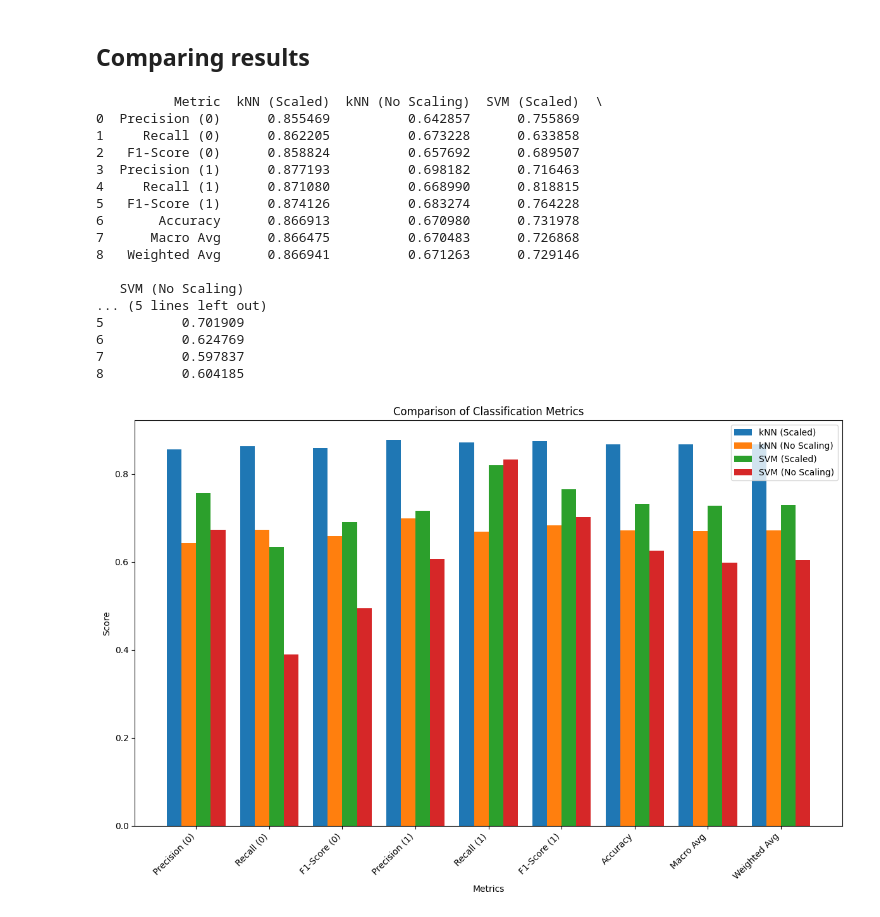
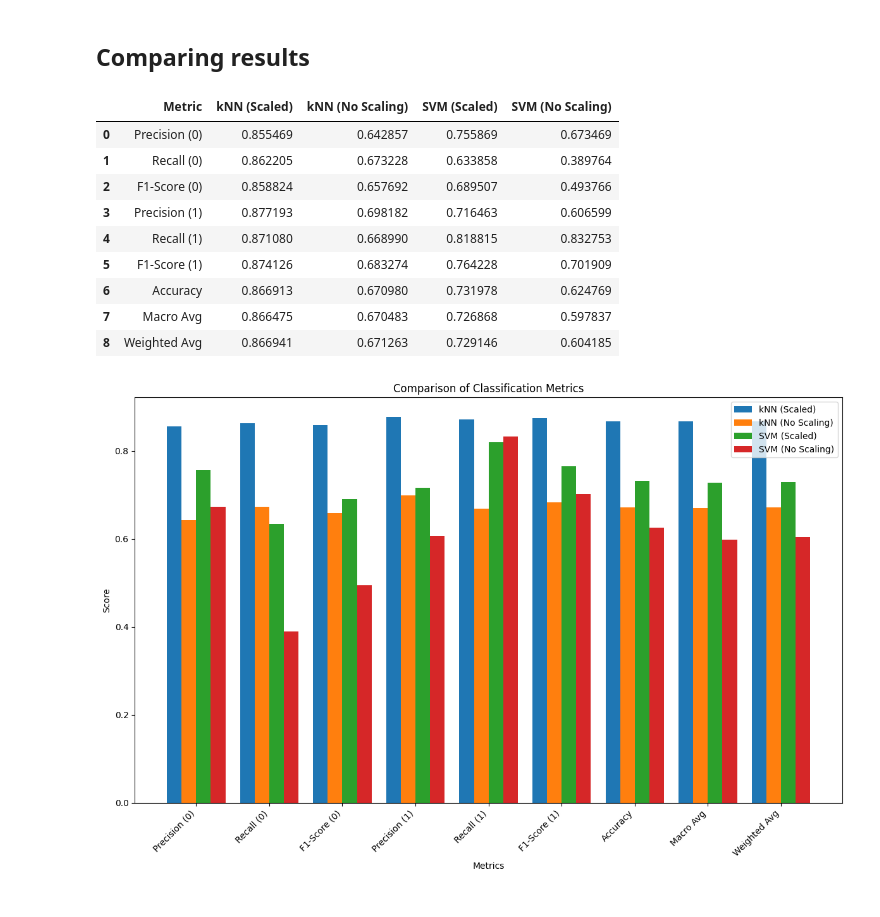
Before and after one commit to jemlau/PredictiveAnalyticsWithPython, a Jupyter notebook: Topic2/2MushroomDataset.ipynb, the cells around one changed output. Saved outputs shown, nothing was run; the diff lists cells and outputs as text; code cells hidden in the pictures.

```diff
--- a/Topic2/2MushroomDataset.ipynb
+++ b/Topic2/2MushroomDataset.ipynb
@@ -288,13 +288,6 @@ weighted avg       0.64      0.62      0.60       541
 # %% [markdown]
 ## Comparing results
 # %%
-from sklearn.metrics import classification_report
-import pandas as pd
-
-# Esimerkkidata: Oletetaan, että y_test on olemassa ja eri mallit ovat laskeneet ennusteensa
-# Esimerkiksi y_pred_knn_scaled, y_pred_knn_no_scaling, y_pred_svm_scaled, y_pred_svm_no_scaling
-
-# Luo sanakirja, joka yhdistää ennusteet ja niiden nimet
 models_predictions = {
     "kNN (Scaled)": y_pred_knn_scaled,
     "kNN (No Scaling)": y_pred_knn_no_scaling,
@@ -302,46 +295,36 @@ models_predictions = {
     "SVM (No Scaling)": y_pred_svm_no_scaling
 }
 
-# Luo tyhjä DataFrame
 results_df = pd.DataFrame()
 
-# Iteroi mallien läpi ja lisää niiden mittarit DataFrameen
 for model_name, y_pred in models_predictions.items():
     # Luo classification_report sanakirjaksi
     report = classification_report(y_test, y_pred, output_dict=True)
 
-    # Lisää tiedot DataFrameen
+
     if results_df.empty:
         # Ensimmäinen malli: luodaan perusrakenne
         results_df["Metric"] = ["Precision (0)", "Recall (0)", "F1-Score (0)",
                                 "Precision (1)", "Recall (1)", "F1-Score (1)",
                                 "Accuracy", "Macro Avg", "Weighted Avg"]
 
-    # Lisää mallin tulokset
+
     results_df[model_name] = [
         report["0"]["precision"], report["0"]["recall"], report["0"]["f1-score"],
         report["1"]["precision"], report["1"]["recall"], report["1"]["f1-score"],
         report["accuracy"], report["macro avg"]["f1-score"], report["weighted avg"]["f1-score"]
     ]
-
-# Tulosta taulukko
-print(results_df)
-# %% [output]
-          Metric  kNN (Scaled)  kNN (No Scaling)  SVM (Scaled)  \
-0  Precision (0)      0.855469          0.642857      0.755869
-1     Recall (0)      0.862205          0.673228      0.633858
-2   F1-Score (0)      0.858824          0.657692      0.689507
-3  Precision (1)      0.877193          0.698182      0.716463
-4     Recall (1)      0.871080          0.668990      0.818815
-5   F1-Score (1)      0.874126          0.683274      0.764228
-6       Accuracy      0.866913          0.670980      0.731978
-7      Macro Avg      0.866475          0.670483      0.726868
-8   Weighted Avg      0.866941          0.671263      0.729146
-
-   SVM (No Scaling)
-... (5 lines left out)
-5          0.701909
-6          0.624769
-7          0.597837
-8          0.604185
+# %%
+results_df
+# %% [output]
+|  | Metric | kNN (Scaled) | kNN (No Scaling) | SVM (Scaled) | SVM (No Scaling) |
+| 0 | Precision (0) | 0.855469 | 0.642857 | 0.755869 | 0.673469 |
+| 1 | Recall (0) | 0.862205 | 0.673228 | 0.633858 | 0.389764 |
+| 2 | F1-Score (0) | 0.858824 | 0.657692 | 0.689507 | 0.493766 |
+| 3 | Precision (1) | 0.877193 | 0.698182 | 0.716463 | 0.606599 |
+| 4 | Recall (1) | 0.871080 | 0.668990 | 0.818815 | 0.832753 |
+| 5 | F1-Score (1) | 0.874126 | 0.683274 | 0.764228 | 0.701909 |
+| 6 | Accuracy | 0.866913 | 0.670980 | 0.731978 | 0.624769 |
+| 7 | Macro Avg | 0.866475 | 0.670483 | 0.726868 | 0.597837 |
+| 8 | Weighted Avg | 0.866941 | 0.671263 | 0.729146 | 0.604185 |
 # %%
```
Also changed, not shown: parts of 1 cell of this notebook.
